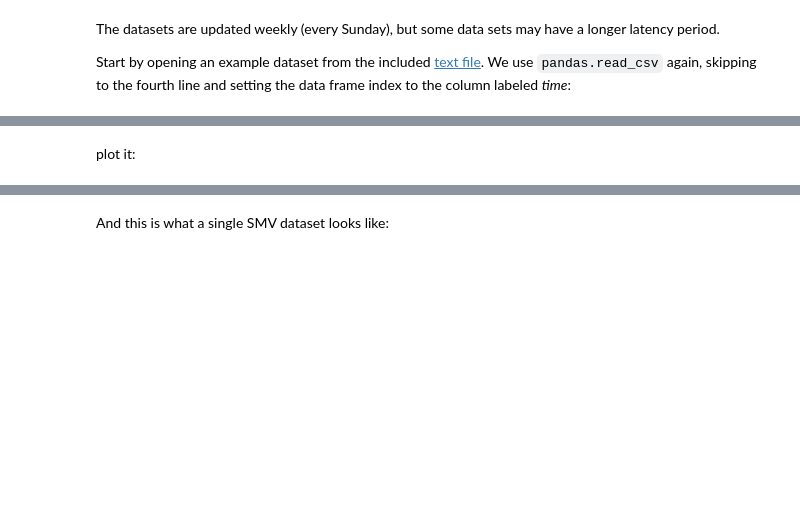
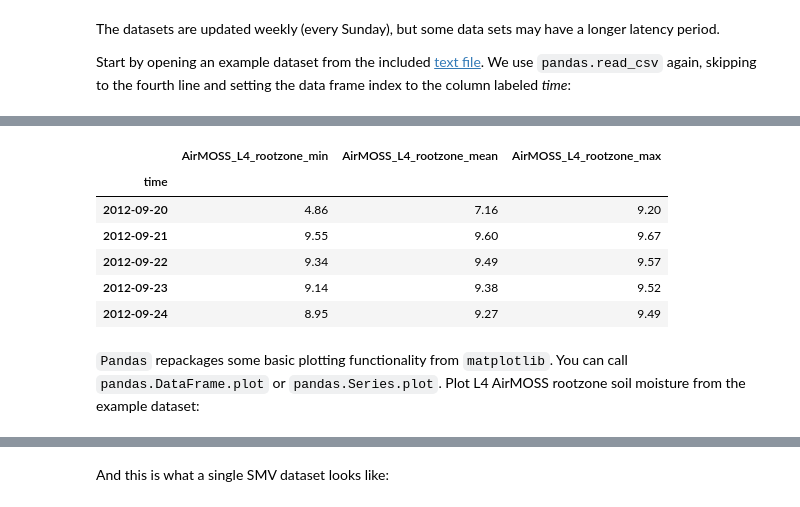
Before and after one commit to jjmcnelis/nasa_usfs_workshop, a Jupyter notebook: day3-tutorial.ipynb, the cells around one changed output, grey strips where cells are left out. Cells and saved outputs as stored; diff of their text form; code cells hidden in the pictures; blank space fills up the shorter version.

```diff
--- a/day3-tutorial.ipynb
+++ b/day3-tutorial.ipynb
@@ -98,12 +211,20 @@ An example dataset:
 # %%
 data = df["AirMOSS_L4_rootzone"].str.split(";", n=2, expand=True)       # split pd column to 3
 data = data.replace('', np.nan)                                         # set '' to nan
 data = data.astype(float)                                               # set all to float
-data.columns = ["AirMOSS_L4_rootzone_"+s for s in ["mean","min","max"]] # set column names
+data.columns = ["AirMOSS_L4_rootzone_"+s for s in ["min","mean","max"]] # set column names
 
 data.head(5)
+# %% [output]
+|  | AirMOSS_L4_rootzone_min | AirMOSS_L4_rootzone_mean | AirMOSS_L4_rootzone_max |
+| time |  |  |  |
+| 2012-09-20 | 4.86 | 7.16 | 9.20 |
+| 2012-09-21 | 9.55 | 9.60 | 9.67 |
+| 2012-09-22 | 9.34 | 9.49 | 9.57 |
+| 2012-09-23 | 9.14 | 9.38 | 9.52 |
+| 2012-09-24 | 8.95 | 9.27 | 9.49 |
-# %% [markdown]
-plot it:
+# %% [markdown]
+`Pandas` repackages some basic plotting functionality from `matplotlib`. You can call `pandas.DataFrame.plot` or `pandas.Series.plot`. Plot L4 AirMOSS rootzone soil moisture from the example dataset:
 # %%
 plt.rcParams['figure.figsize'] = [14, 5]
 
```
Also changed, not shown: parts of 79 cells of this notebook, 2 other files.
